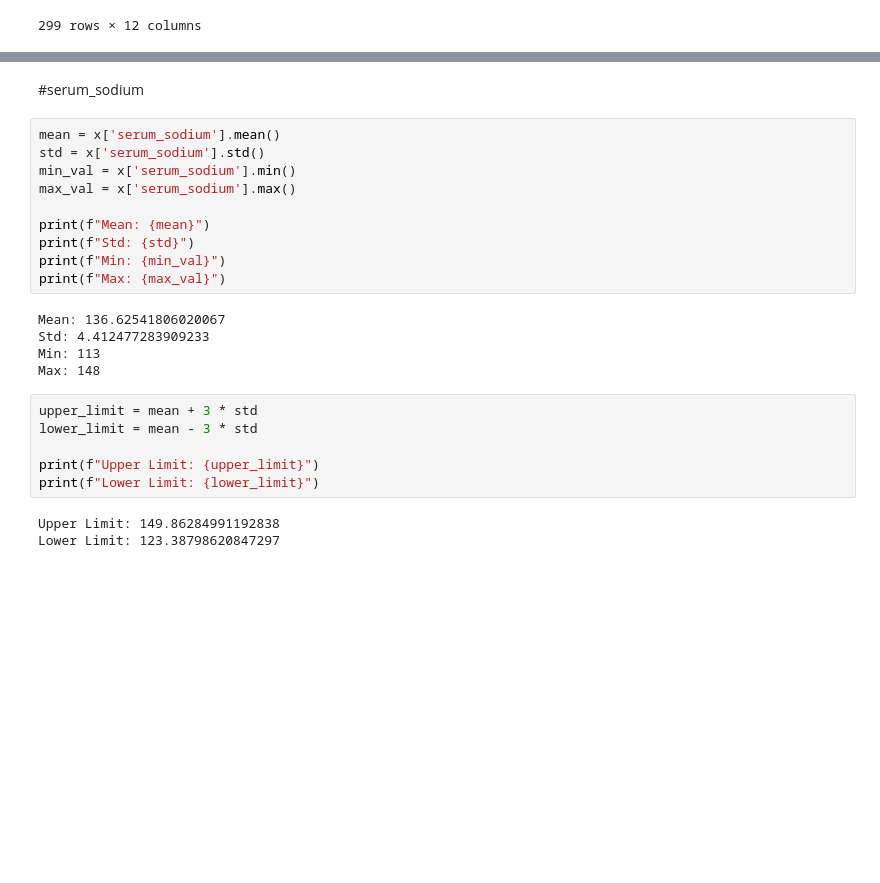
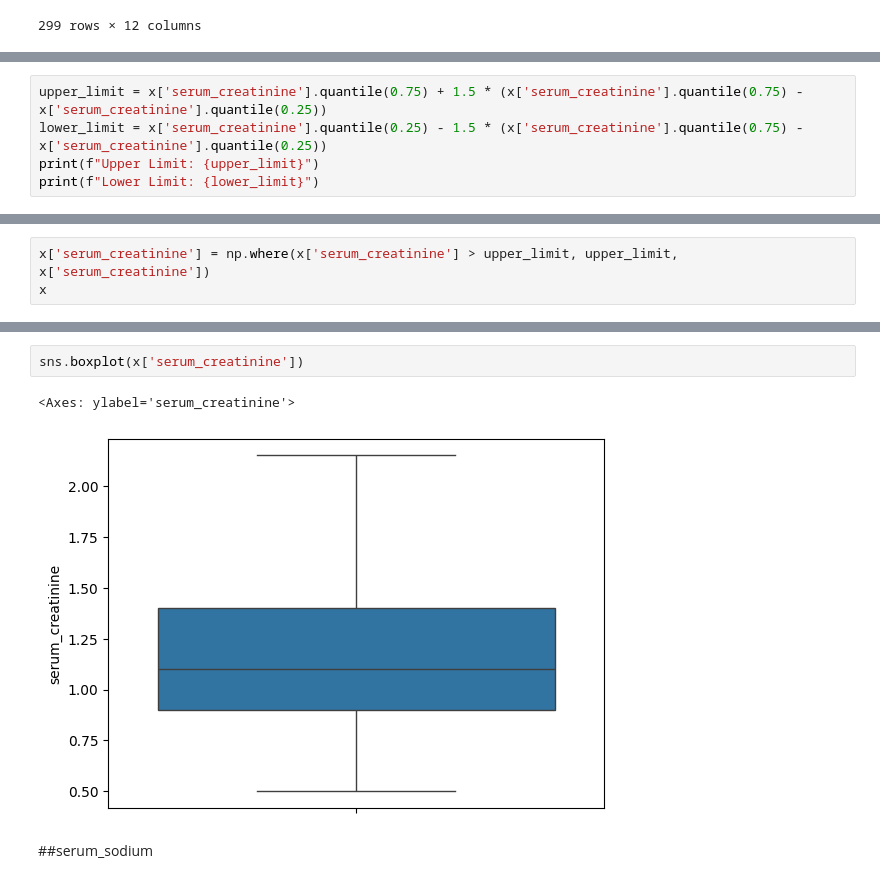
Before and after one commit to KPorus/machine-learning-and-python, a Jupyter notebook: Assignment_Classification_Model_Evaluation_.ipynb, the cells around one changed output, grey strips where cells are left out. Drawn from its saved outputs; the diff is of its cells as text; blank space fills up the shorter version.

```diff
--- a/Assignment_Classification_Model_Evaluation_.ipynb
+++ b/Assignment_Classification_Model_Evaluation_.ipynb
@@ -242,0 +277,5 @@ x
+# %%
+upper_limit = x['serum_creatinine'].quantile(0.75) + 1.5 * (x['serum_creatinine'].quantile(0.75) - x['serum_creatinine'].quantile(0.25))
+lower_limit = x['serum_creatinine'].quantile(0.25) - 1.5 * (x['serum_creatinine'].quantile(0.75) - x['serum_creatinine'].quantile(0.25))
+print(f"Upper Limit: {upper_limit}")
+print(f"Lower Limit: {lower_limit}")
@@ -242,0 +290,3 @@ x
+# %%
+x['serum_creatinine'] = np.where(x['serum_creatinine'] > upper_limit, upper_limit, x['serum_creatinine'])
+x
@@ -243,26 +307,7 @@ x
+# %%
+sns.boxplot(x['serum_creatinine'])
+# %% [output]
+<Axes: ylabel='serum_creatinine'>
+[figure, added]
 # %% [markdown]
-#serum_sodium
+##serum_sodium
-# %%
-mean = x['serum_sodium'].mean()
-std = x['serum_sodium'].std()
-min_val = x['serum_sodium'].min()
-max_val = x['serum_sodium'].max()
-
-print(f"Mean: {mean}")
-print(f"Std: {std}")
-print(f"Min: {min_val}")
-print(f"Max: {max_val}")
-# %% [output]
-Mean: 136.62541806020067
-Std: 4.412477283909233
-Min: 113
-Max: 148
-# %%
-upper_limit = mean + 3 * std
-lower_limit = mean - 3 * std
-
-print(f"Upper Limit: {upper_limit}")
-print(f"Lower Limit: {lower_limit}")
-# %% [output]
-Upper Limit: 149.86284991192838
-Lower Limit: 123.38798620847297
```
Also changed, not shown: parts of 38 cells of this notebook.
